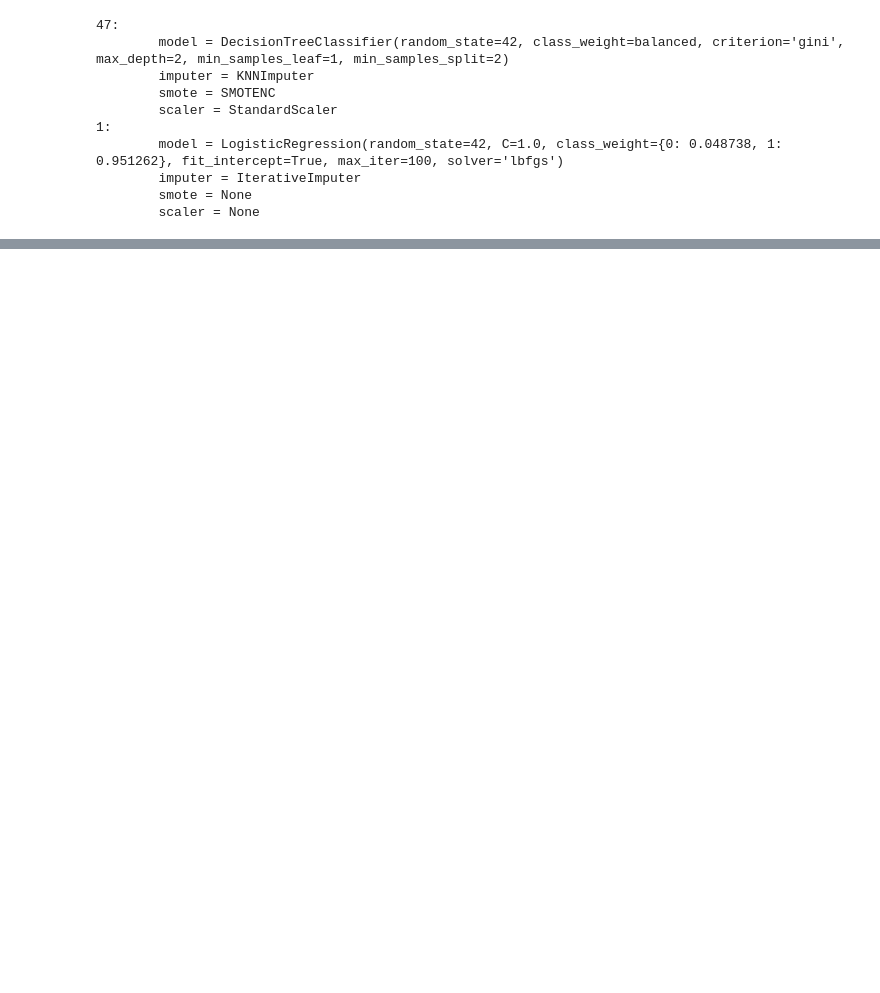
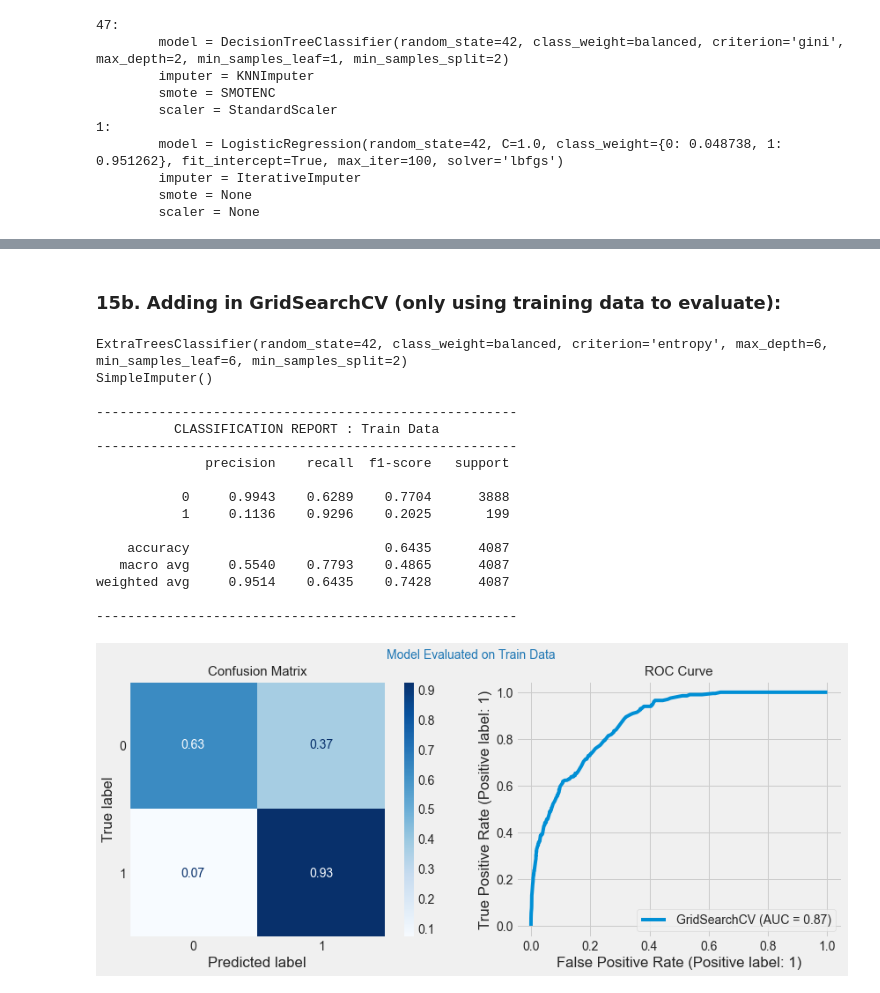
Before and after one commit to AgathaZareth/Stroke_Prediction, a Jupyter notebook: Notebook.ipynb, the cells around one changed output, grey strips where cells are left out. Drawn from its saved outputs; the diff is of its cells as text; code cells hidden in the pictures; blank space fills up the shorter version.

```diff
--- a/Notebook.ipynb
+++ b/Notebook.ipynb
@@ -2052,0 +2168,29 @@ why this final model? What is so great about it. how does it solve business prob
+# %% [markdown]
+### 15b. Adding in GridSearchCV (only using training data to evaluate):
+# %%
+gs_train = check_model(etr,
+                       imputer=sim_immputer,
+                       X_train=X_train_7,
+                       X_test=X_test_7,
+                       grid_search=x_tree_dict,
+                       print_model_details=True,
+                       show_classification_report=True,
+                       show_plots=True)
+# %% [output]
+ExtraTreesClassifier(random_state=42, class_weight=balanced, criterion='entropy', max_depth=6, min_samples_leaf=6, min_samples_split=2)
+SimpleImputer()
+
+------------------------------------------------------
+          CLASSIFICATION REPORT : Train Data
+------------------------------------------------------
+              precision    recall  f1-score   support
+
+           0     0.9943    0.6289    0.7704      3888
+           1     0.1136    0.9296    0.2025       199
+
+    accuracy                         0.6435      4087
+   macro avg     0.5540    0.7793    0.4865      4087
+weighted avg     0.9514    0.6435    0.7428      4087
+
+------------------------------------------------------
+[figure, added]
```
Also changed, not shown: parts of 31 cells of this notebook.
